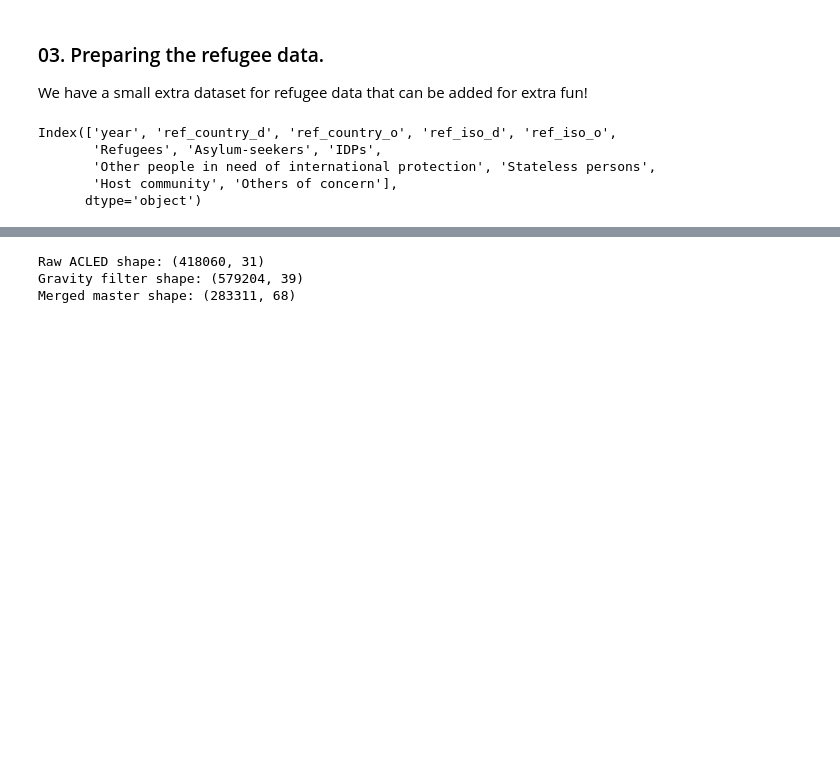
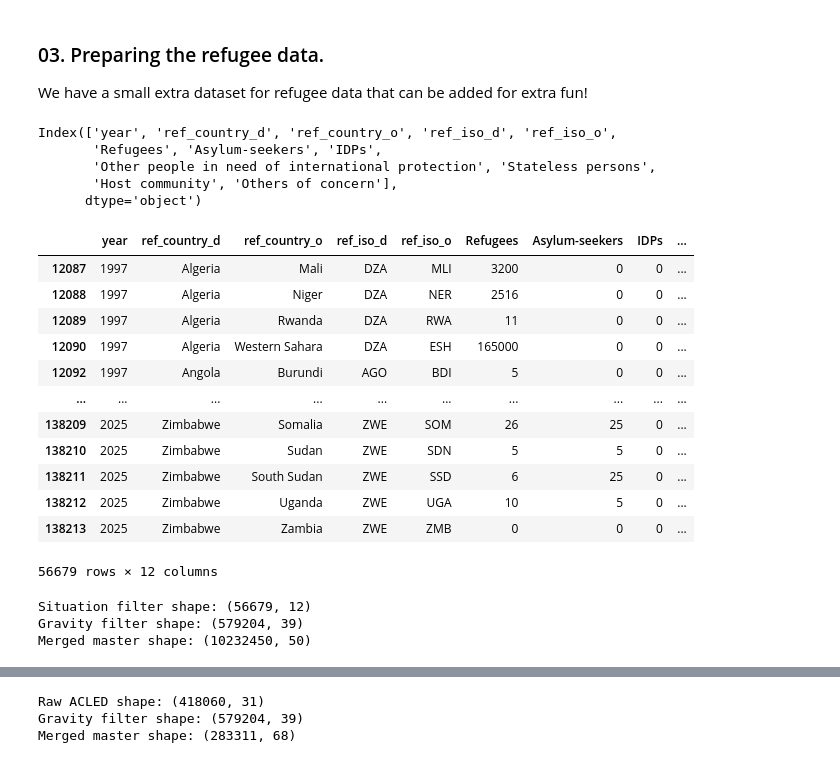
Before and after one commit to poopiboi/bachelor_2026, a Jupyter notebook: 02_EDA.ipynb, the cells around one changed output, grey strips where cells are left out. Drawn from its saved outputs; the diff is of its cells as text; code cells hidden in the pictures; blank space fills up the shorter version.

Commit message:
feat: Added new refugee df

```diff
--- a/02_EDA.ipynb
+++ b/02_EDA.ipynb
@@ -244,25 +242,54 @@ Index(['year', 'ref_country_d', 'ref_country_o', 'ref_iso_d', 'ref_iso_o',
 # %%
 '''
 WIP for the data filtering on the refugee data. We want to remove:
 
 - We remove all rows from before 1997
 - We remove all refugees whose origin is "Unknown" (we want the country of origin to be known for training)
 '''
 
 df_s_filter = df_s[
     (df_s["year"] >= 1997) &
     (df_s["ref_country_o"] != "Unknown ")
 ]
 
 
 
-df_g_filter = df_g_filter[
-    (df_g["year"] >= 1997) &
-    (df_g["country_exists_o"] == 1) &
-    (df_g["country_exists_d"] == 1) &
-    (df_g["iso3_o"] != df_g["iso3_d"]) &
+df_s_filter = df_s_filter[
+    (df_s["year"] >= 1997) &
+    (df_s["ref_iso_o"] != df_s["ref_iso_d"]) &
     (
-        (df_g["iso3_o"].isin(country_iso_dict.values())) |
-        (df_g["iso3_d"].isin(country_iso_dict.values()))
+        (df_s["ref_iso_o"].isin(country_iso_dict.values())) |
+        (df_s["ref_iso_d"].isin(country_iso_dict.values()))
     )
 ]
+
+df_s_filter
+# %% [output]
+|  | year | ref_country_d | ref_country_o | ref_iso_d | ref_iso_o | Refugees | Asylum-seekers | IDPs | ... |
+| 12087 | 1997 | Algeria | Mali | DZA | MLI | 3200 | 0 | 0 | ... |
+| 12088 | 1997 | Algeria | Niger | DZA | NER | 2516 | 0 | 0 | ... |
+| 12089 | 1997 | Algeria | Rwanda | DZA | RWA | 11 | 0 | 0 | ... |
+| 12090 | 1997 | Algeria | Western Sahara | DZA | ESH | 165000 | 0 | 0 | ... |
+| 12092 | 1997 | Angola | Burundi | AGO | BDI | 5 | 0 | 0 | ... |
+| ... | ... | ... | ... | ... | ... | ... | ... | ... | ... |
+| 138209 | 2025 | Zimbabwe | Somalia | ZWE | SOM | 26 | 25 | 0 | ... |
+| 138210 | 2025 | Zimbabwe | Sudan | ZWE | SDN | 5 | 5 | 0 | ... |
+| 138211 | 2025 | Zimbabwe | South Sudan | ZWE | SSD | 6 | 25 | 0 | ... |
+| 138212 | 2025 | Zimbabwe | Uganda | ZWE | UGA | 10 | 5 | 0 | ... |
+| 138213 | 2025 | Zimbabwe | Zambia | ZWE | ZMB | 0 | 0 | 0 | ... |
+56679 rows × 12 columns
+# %%
+df_merged_full_situ = pd.merge(
+    df_s_filter,
+    df_g_filter,
+    left_on=['ref_iso_o', 'year'],
+    right_on=['iso3_o', 'year'],
+    how='inner'
+)
+print(f"Situation filter shape: {df_s_filter.shape}")
+print(f"Gravity filter shape: {df_g_filter.shape}")
+print(f"Merged master shape: {df_merged_full_situ.shape}")
+# %% [output]
+Situation filter shape: (56679, 12)
+Gravity filter shape: (579204, 39)
+Merged master shape: (10232450, 50)
```
Also changed, not shown: parts of 6 cells of this notebook, 2 other files.
